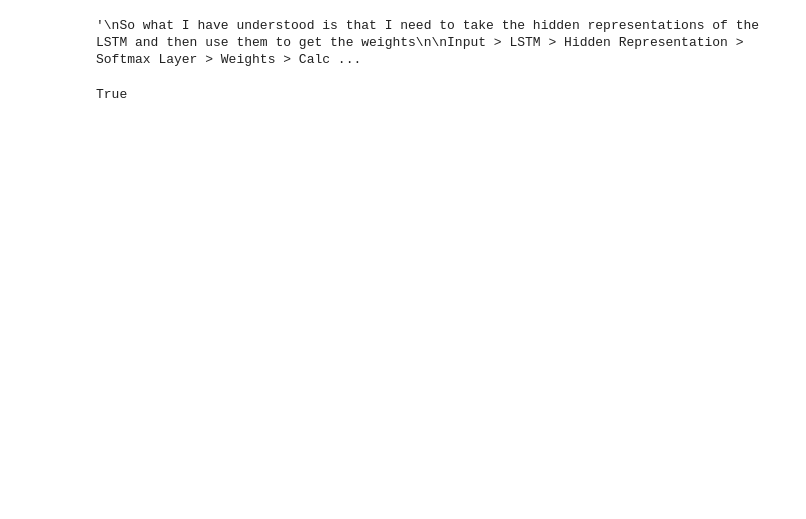
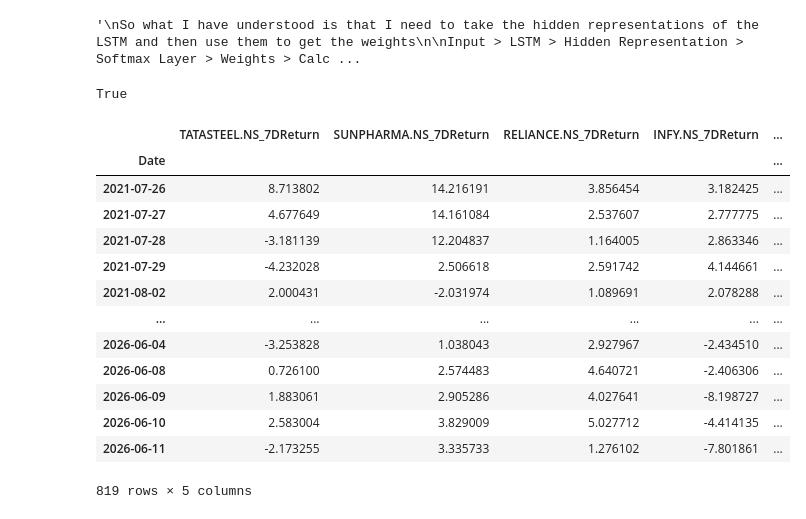
Before and after one commit to Sanket-g-75/Dynamic-Portfolio-Allocation, a Jupyter notebook: notebooks/model.ipynb, the cells around one changed output. Drawn from its saved outputs; the diff is of its cells as text; code cells hidden in the pictures; blank space fills up the shorter version.

```diff
--- a/notebooks/model.ipynb
+++ b/notebooks/model.ipynb
@@ -61,0 +42,17 @@ class MyDataset(Dataset):
+# %%
+stocks.dropna(axis=0)
+# %% [output]
+|  | TATASTEEL.NS_7DReturn | SUNPHARMA.NS_7DReturn | RELIANCE.NS_7DReturn | INFY.NS_7DReturn | ... |
+| Date |  |  |  |  | ... |
+| 2021-07-26 | 8.713802 | 14.216191 | 3.856454 | 3.182425 | ... |
+| 2021-07-27 | 4.677649 | 14.161084 | 2.537607 | 2.777775 | ... |
+| 2021-07-28 | -3.181139 | 12.204837 | 1.164005 | 2.863346 | ... |
+| 2021-07-29 | -4.232028 | 2.506618 | 2.591742 | 4.144661 | ... |
+| 2021-08-02 | 2.000431 | -2.031974 | 1.089691 | 2.078288 | ... |
+| ... | ... | ... | ... | ... | ... |
+| 2026-06-04 | -3.253828 | 1.038043 | 2.927967 | -2.434510 | ... |
+| 2026-06-08 | 0.726100 | 2.574483 | 4.640721 | -2.406306 | ... |
+| 2026-06-09 | 1.883061 | 2.905286 | 4.027641 | -8.198727 | ... |
+| 2026-06-10 | 2.583004 | 3.829009 | 5.027712 | -4.414135 | ... |
+| 2026-06-11 | -2.173255 | 3.335733 | 1.276102 | -7.801861 | ... |
+819 rows × 5 columns
```
Also changed, not shown: parts of 16 cells of this notebook, 14 other files.
